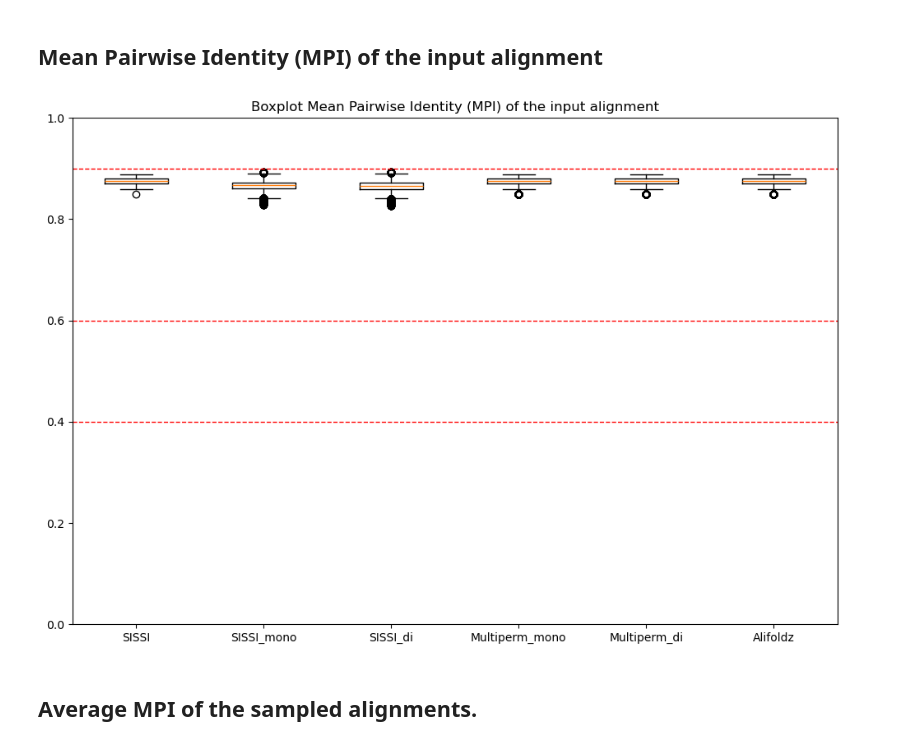
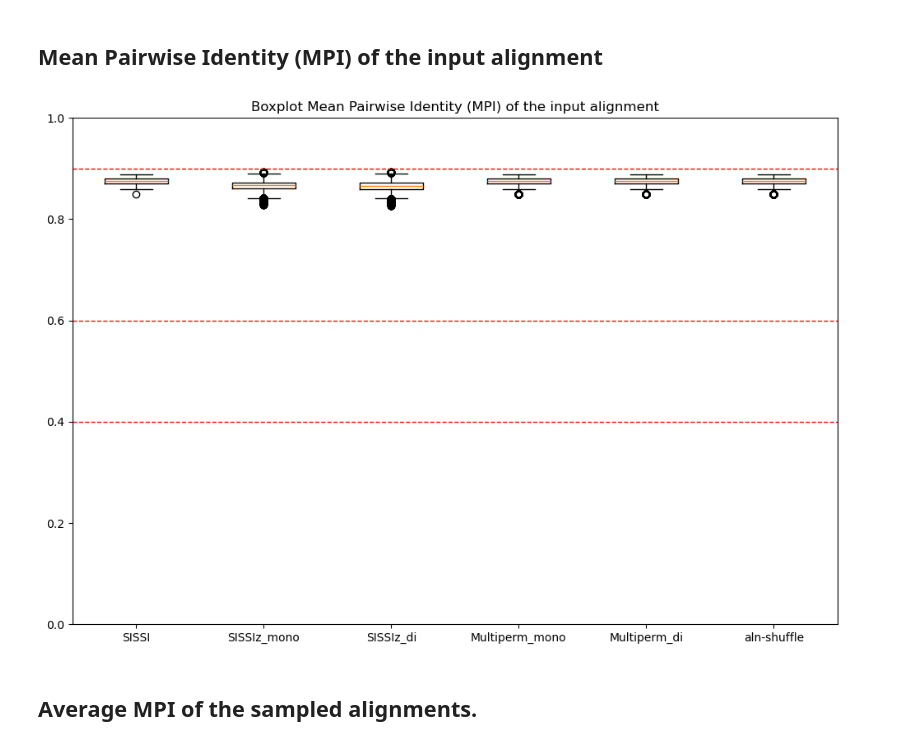
Before and after one commit to Faragas91/Masterarbeit, a Jupyter notebook: Scripts/SISSIz_analyse.ipynb, the cells around one changed output. Drawn from its saved outputs; the diff is of its cells as text; code cells hidden in the pictures.

```diff
--- a/Scripts/SISSIz_analyse.ipynb
+++ b/Scripts/SISSIz_analyse.ipynb
@@ -8,12 +8,12 @@ import matplotlib.pyplot as plt
 import seaborn as sns
 import numpy as np
 # %%
-df_sissi = pd.DataFrame(pd.read_excel("D:/Masterarbeit/Data/SISSIz_Data_di_Excel/sissi.xlsx"))
-df_sissiz_mono = pd.DataFrame(pd.read_excel("D:/Masterarbeit/Data/SISSIz_Data_di_Excel/sissiz_mono.xlsx"))
-df_sissiz_di = pd.DataFrame(pd.read_excel("D:/Masterarbeit/Data/SISSIz_Data_di_Excel/sissiz_di.xlsx"))
-df_multiperm_mono = pd.DataFrame(pd.read_excel("D:/Masterarbeit/Data/SISSIz_Data_di_Excel/multiperm_mono.xlsx"))
-df_multiperm_di = pd.DataFrame(pd.read_excel("D:/Masterarbeit/Data/SISSIz_Data_di_Excel/multiperm_di.xlsx"))
-df_alifoldz = pd.DataFrame(pd.read_excel("D:/Masterarbeit/Data/SISSIz_Data_di_Excel/alifoldz.xlsx"))
+df_sissi = pd.DataFrame(pd.read_excel("D:/Masterarbeit_Daten/Data/SISSIz_Data_di_Excel/sissi.xlsx"))
+df_sissiz_mono = pd.DataFrame(pd.read_excel("D:/Masterarbeit_Daten/Data/SISSIz_Data_di_Excel/sissiz_mono.xlsx"))
+df_sissiz_di = pd.DataFrame(pd.read_excel("D:/Masterarbeit_Daten/Data/SISSIz_Data_di_Excel/sissiz_di.xlsx"))
+df_multiperm_mono = pd.DataFrame(pd.read_excel("D:/Masterarbeit_Daten/Data/SISSIz_Data_di_Excel/multiperm_mono.xlsx"))
+df_multiperm_di = pd.DataFrame(pd.read_excel("D:/Masterarbeit_Daten/Data/SISSIz_Data_di_Excel/multiperm_di.xlsx"))
+df_aln_shuffle = pd.DataFrame(pd.read_excel("D:/Masterarbeit_Daten/Data/SISSIz_Data_di_Excel/alifoldz.xlsx"))
 # %%
 df_sissi.head(10)
 # %% [output]
@@ -226,22 +226,22 @@ df_alifoldz[['Mean Pairwise Identity (MPI) of the input alignment',
 # %% [markdown]
 ## Mean Pairwise Identity (MPI) of the input alignment
 # %%
-dataframes = [df_sissi, df_sissiz_mono, df_sissiz_di, df_multiperm_mono, df_multiperm_di, df_alifoldz]
-labels = ['SISSI', 'SISSI_mono', 'SISSI_di', 'Multiperm_mono', 'Multiperm_di', 'Alifoldz']
+dataframes = [df_sissi, df_sissiz_mono, df_sissiz_di, df_multiperm_mono, df_multiperm_di, df_aln_shuffle]
+labels = ['SISSI', 'SISSIz_mono', 'SISSIz_di', 'Multiperm_mono', 'Multiperm_di', 'aln-shuffle']
 data = [df['Mean Pairwise Identity (MPI) of the input alignment'] for df in dataframes]
 thresholds = [0.40, 0.60, 0.90]
 
 plt.figure(figsize=(12, 8))
 plt.boxplot(data, labels=labels)
 
 for t in thresholds:
     plt.axhline(y=t, color='red', linestyle='--', linewidth=1, label=f'Threshold {t}')
 
 plt.ylim(0.0, 1.0)
 plt.title('Boxplot Mean Pairwise Identity (MPI) of the input alignment')
 plt.show()
 # %% [output]
-[figure, old version]
+[figure, new version]
 # %% [markdown]
 ## Average MPI of the sampled alignments.
 # %%
```
Also changed, not shown: parts of 10 cells of this notebook, 17 other files.
